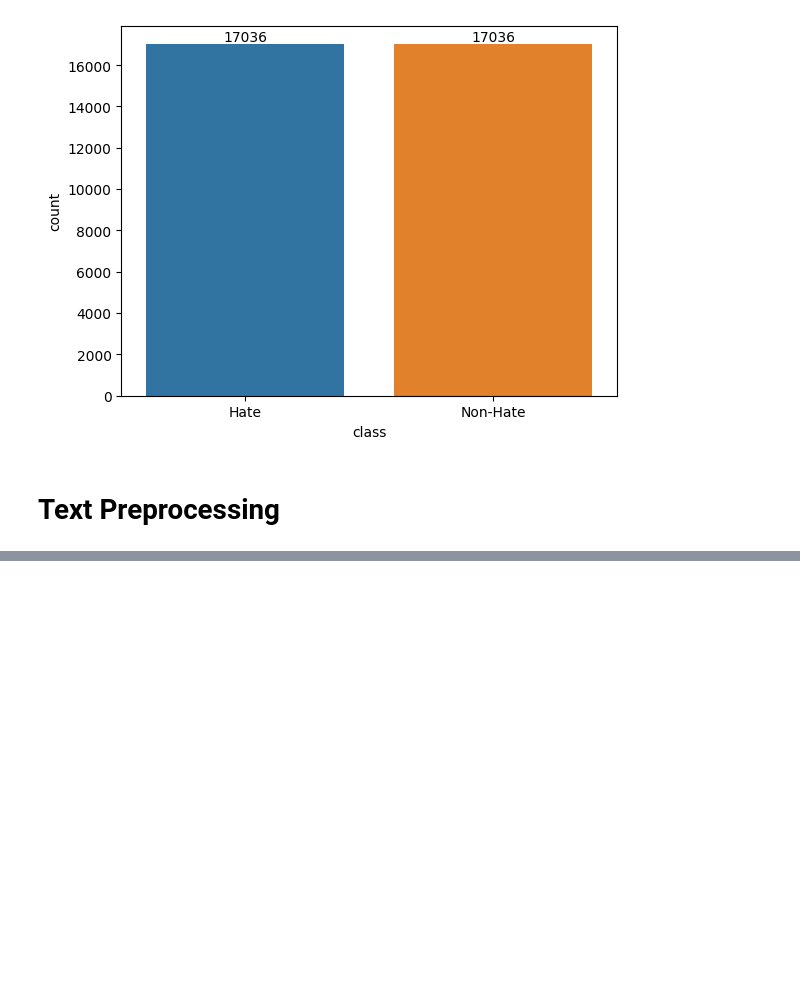
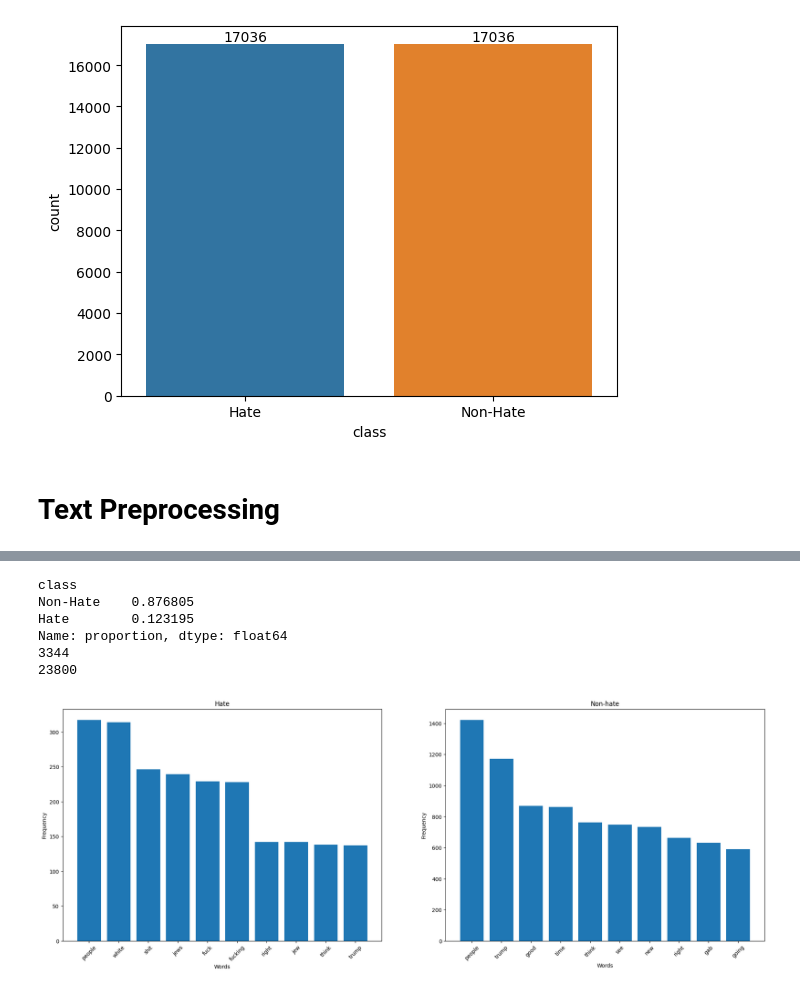
Before and after one commit to yclee98/Hate-speech-detection, a Jupyter notebook: new_dataset.ipynb, the cells around one changed output, grey strips where cells are left out. Cells and saved outputs as stored; diff of their text form; code cells hidden in the pictures; blank space fills up the shorter version.

Commit message:
add data visualization for dataset

```diff
--- a/new_dataset.ipynb
+++ b/new_dataset.ipynb
@@ -282,0 +291,27 @@ df.to_csv(filepath+filename, index=False)
+# %%
+# nltk.download('stopwords')
+stop_words = set(stopwords.words('english'))
+
+special_stop = ['like','get', 'one', 'would', 'im', 'us', 'know', 'via','dont', 'want', 'rt', 'youre', 'u', 'go']
+for i in special_stop:
+    stop_words.add(i)
+# %%
+def load_dataset(ds):
+    if ds == 1:
+        dataset_name = "GabHateCorpus"
+    elif ds == 2:
+        dataset_name = "Implicit_hate_corpus"
+    elif ds == 3:
+        dataset_name = "SE2019"
+    else:
+        dataset_name = "Balanced"
+
+    filepath = "Dataset/"+dataset_name
+    df = pd.read_csv(filepath+"/data_final.csv")
+
+    print(df['class'].value_counts(normalize=True))
+    return df, dataset_name
+
+def remove_stop_word(text):
+    token = [word for word in text.split(' ') if word not in stop_words]
+    return ' '.join(token)
@@ -282,0 +355,22 @@ df.to_csv(filepath+filename, index=False)
+# %%
+def load_clasiify_ds(ds):
+    df, dataset_name = load_dataset(ds)
+    df['text'] = df['text'].apply(remove_stop_word)
+
+    two_groups = df.groupby('class')
+    hate = two_groups.get_group('Hate')
+    non_hate = two_groups.get_group('Non-Hate')
+    print(len(hate))
+    print(len(non_hate))
+    return hate['text'], non_hate['text']
+# %%
+h, nh = load_clasiify_ds(1)
+generate_top_word(10, h, nh)
+# %% [output]
+class
+Non-Hate    0.876805
+Hate        0.123195
+Name: proportion, dtype: float64
+3344
+23800
+[figure, added]
```
Also changed, not shown: parts of 9 cells of this notebook, 8 other files.
